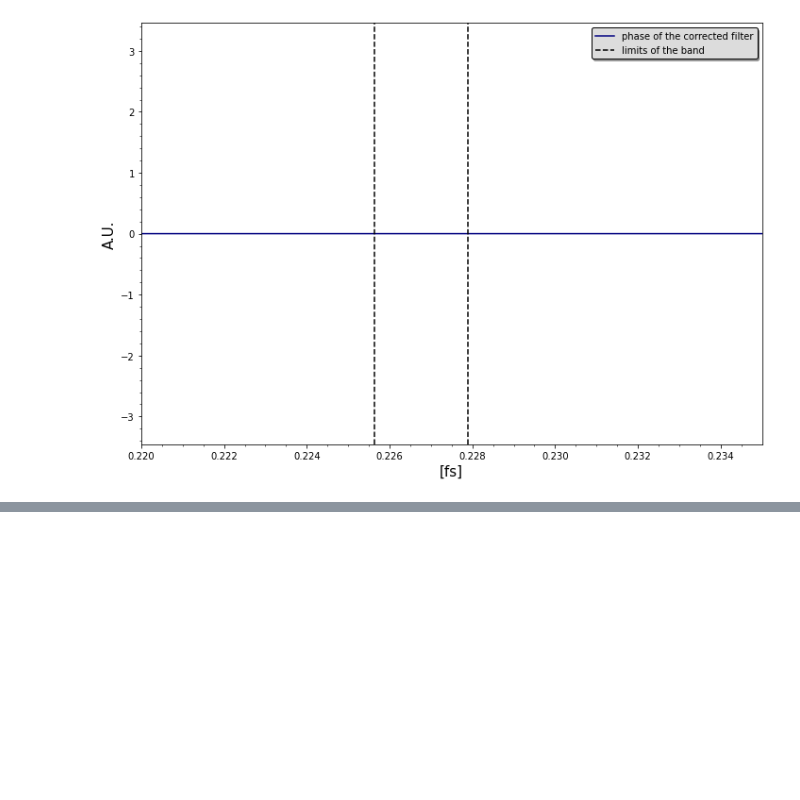
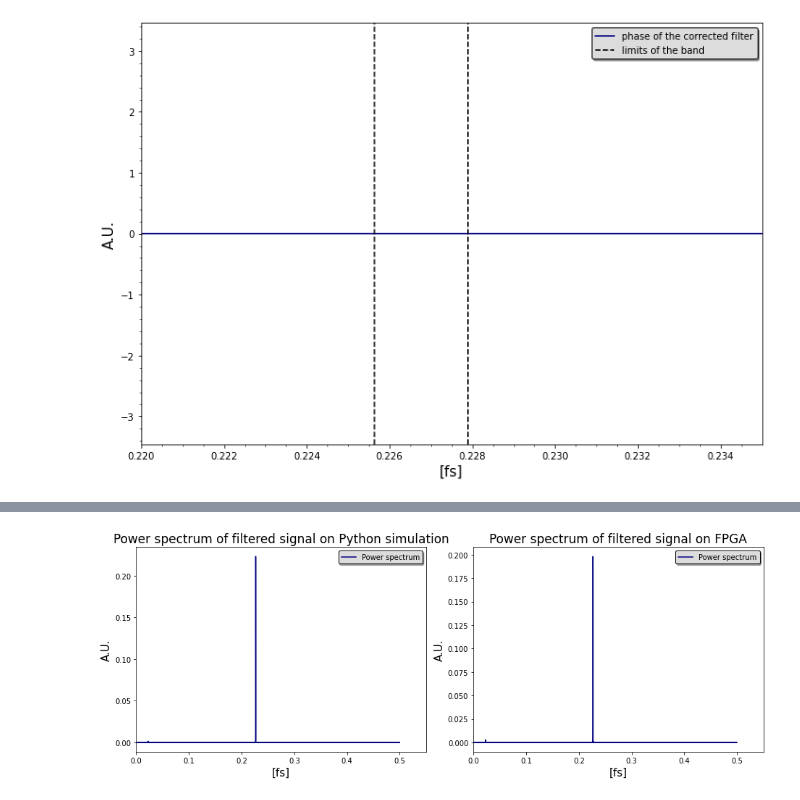
Before and after one commit to GiacomoFrn/MAPD_modA, a Jupyter notebook: python_part.ipynb, the cells around one changed output, grey strips where cells are left out. Drawn from its saved outputs; the diff is of its cells as text; code cells hidden in the pictures; blank space fills up the shorter version.

```diff
--- a/python_part.ipynb
+++ b/python_part.ipynb
@@ -267,0 +267,20 @@ fig.tight_layout()
+# %%
+fft_fpga = fftpack.fft(pow_audio_signal_3,N)/N
+# %%
+fig, ax = plt.subplots(nrows=1, ncols=2, figsize=(13,5))
+
+ax[0].plot(freqs, np.abs(fft_audio_2), color='navy', label = 'Power spectrum')
+ax[0].set_title('Power spectrum of filtered signal on Python simulation', fontsize=17)
+ax[0].legend(shadow=True, framealpha=1, facecolor='gainsboro', edgecolor='black', prop={'size':10}, loc='upper right')
+ax[0].set_xlabel('[fs]', fontsize=15)
+ax[0].set_xlim(left = 0)
+ax[0].set_ylabel('A.U.', fontsize=15)
+ax[1].plot(freqs, np.abs(fft_fpga),color='navy', label = 'Power spectrum')
+ax[1].set_title("Power spectrum of filtered signal on FPGA", fontsize=17)
+ax[1].legend(shadow=True, framealpha=1, facecolor='gainsboro', edgecolor='black', prop={'size':10}, loc='upper right')
+ax[1].set_xlabel('[fs]', fontsize=15)
+ax[1].set_xlim(left = 0)
+ax[1].set_ylabel('A.U.', fontsize=15)
+fig.tight_layout()
+# %% [output]
+[figure, added]
```
Also changed, not shown: parts of 9 cells of this notebook, 1 other file.
